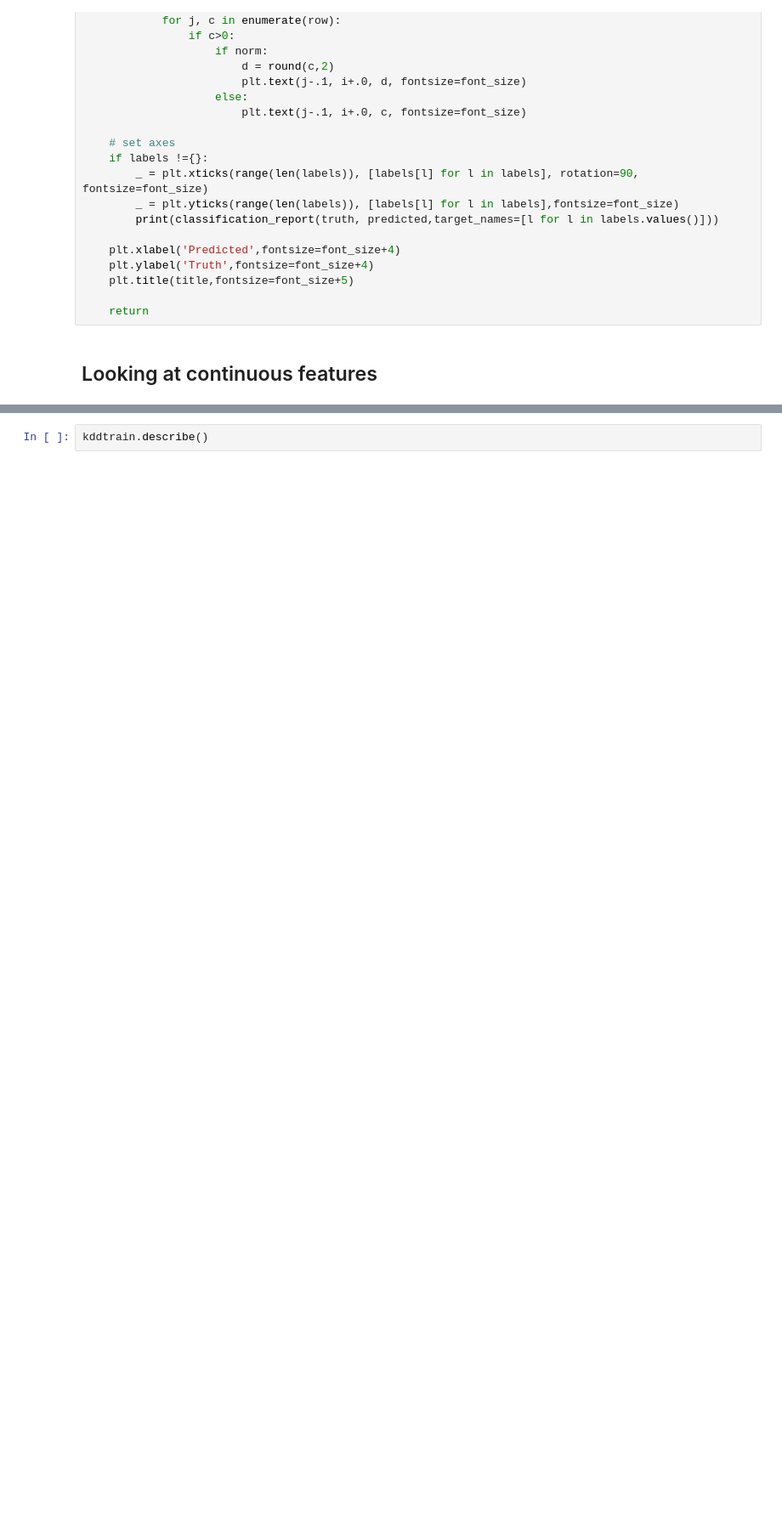
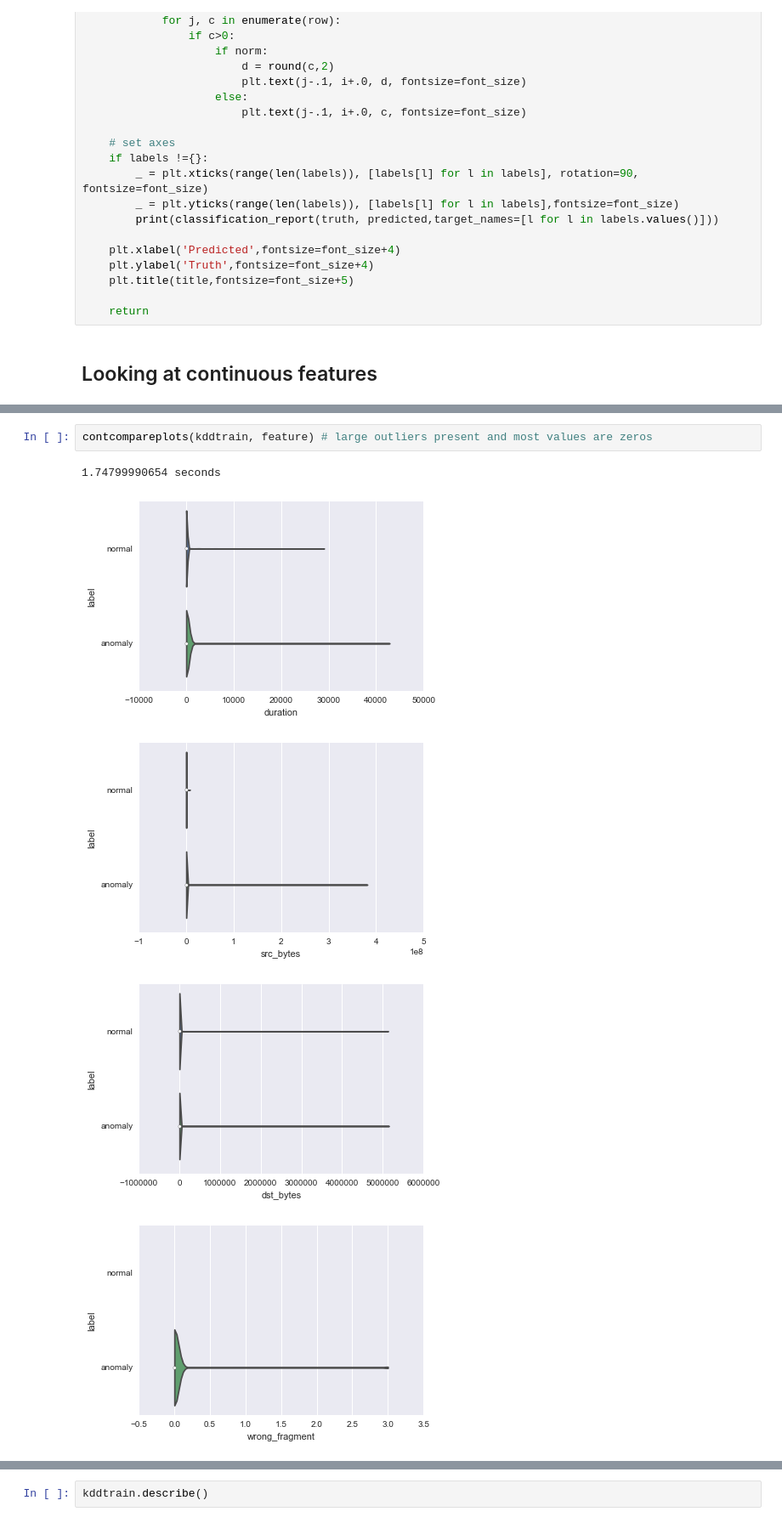
Before and after one commit to gaomrx/ds, a Jupyter notebook: SFL KDD Network Intrusion - Short.ipynb, the cells around one changed output, grey strips where cells are left out. Shown at 85% size. Saved outputs shown, nothing was run; the diff lists cells and outputs as text; blank space fills up the shorter version.

```diff
--- a/SFL KDD Network Intrusion - Short.ipynb
+++ b/SFL KDD Network Intrusion - Short.ipynb
@@ -329,3 +371,11 @@ histcompareplots(kddtrain, feature)
 [figure]
 [figure]
 [figure]
+# %%
+contcompareplots(kddtrain, feature) # large outliers present and most values are zeros
+# %% [output]
+1.74799990654 seconds
+[figure, added]
+[figure, added]
+[figure, added]
+[figure, added]
```
Also changed, not shown: parts of 35 cells of this notebook.
